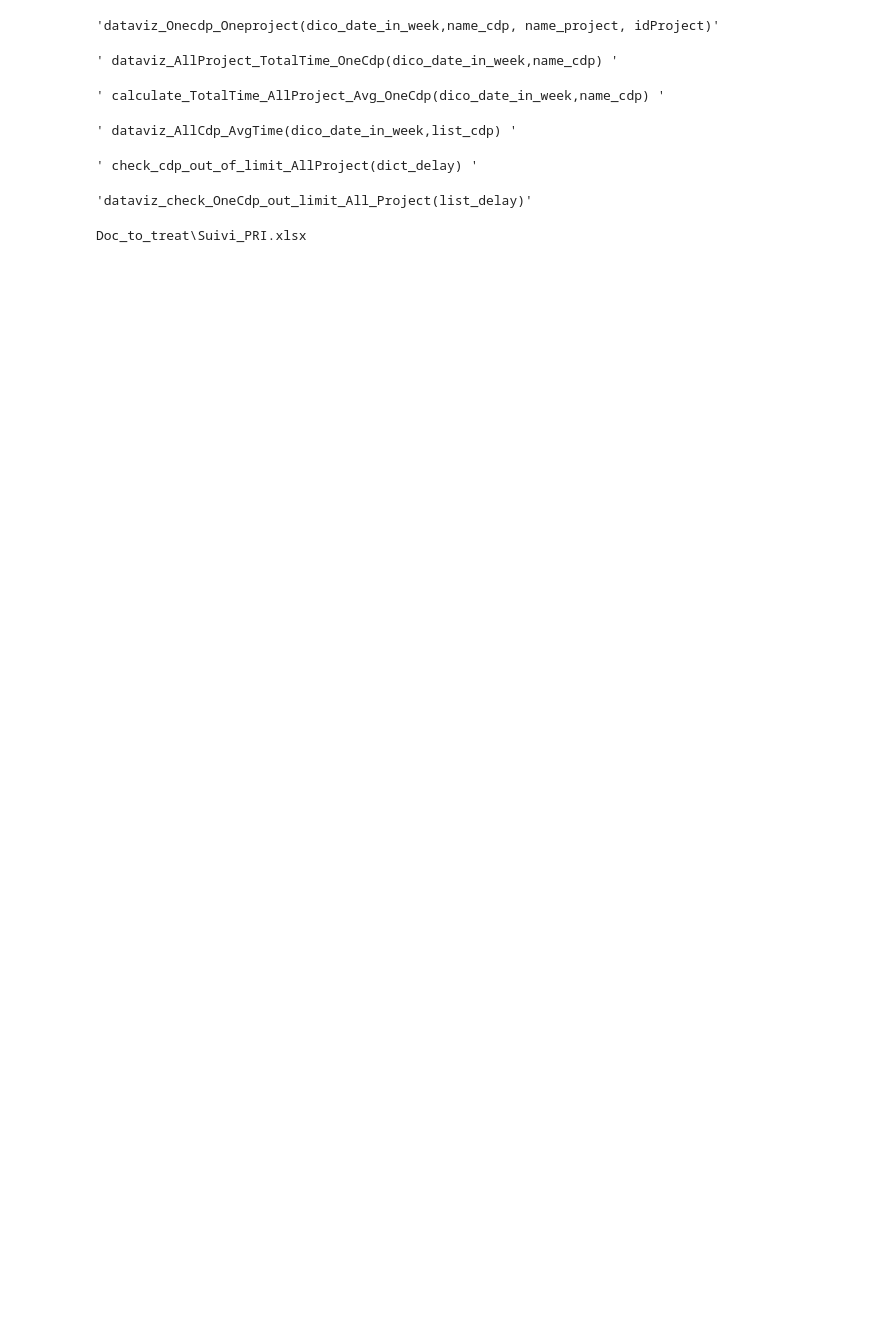
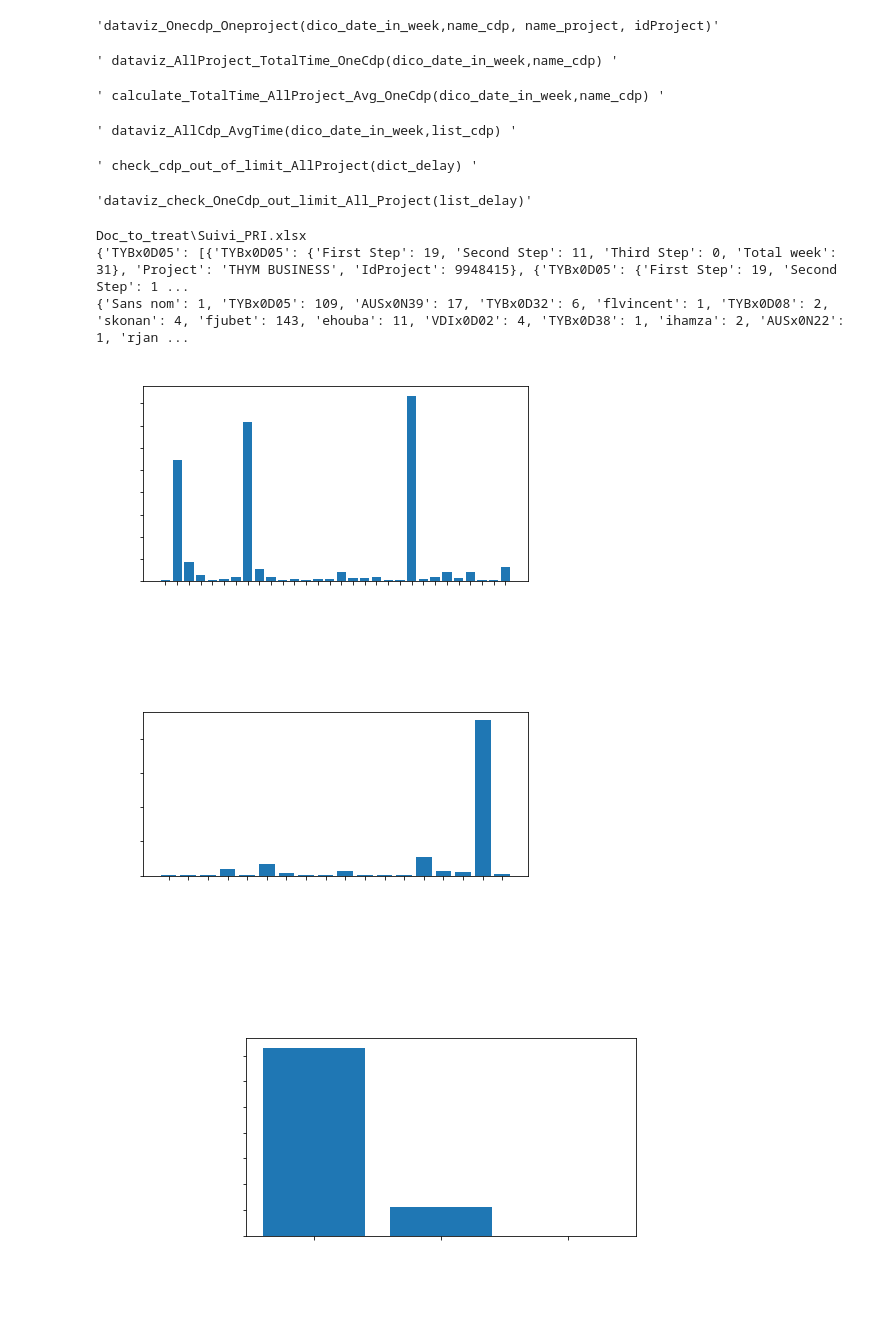
Before and after one commit to amouhite-dev/Dataviz, a Jupyter notebook: Extraction.ipynb, the cells around one changed output. Drawn from its saved outputs; the diff is of its cells as text; code cells hidden in the pictures; blank space fills up the shorter version.

```diff
--- a/Extraction.ipynb
+++ b/Extraction.ipynb
@@ -6,8 +6,8 @@ import os
 # %%
 """ fonction permettant de créé un dossier qui va contenir tout les histogramme """
 """ function allowing to create a folder which will contain all the histogram """
-def create_dir():
-    rep = os.path.join(os. getcwd(), "ALL_HISTOGRAM")
+def create_dir(name_dir):
+    rep = os.path.join(os. getcwd(), name_dir)
     if(os.path.isdir(rep)):
         file = os.listdir(rep)
         for f in file:
@@ -376,11 +376,11 @@ def dataviz_AllCdp_AvgTime(dico_date_in_week,list_cdp, rep):
         for z in range(NB_GRAPH):
             list_time_to_do_x = xl[before:N]
             list_time_to_do_y = yl[before:N]
-            create_dataviz(list_time_to_do_x, list_time_to_do_y,"Step","Nb Week","Temps moyen effectuer par chaque cdp pour tout leur projet ","dataviz_AllCdp_AvgTime"+str(z+1),rep)
+            create_dataviz(list_time_to_do_x, list_time_to_do_y,"cdp","Temps moyen","Temps moyen effectuer par chaque cdp pour tout leur projet ","dataviz_AllCdp_AvgTime"+str(z+1),rep)
             before=N
             N+=n
     else:
-        create_dataviz(list_time_to_do_x, list_time_to_do_y,"Step","Nb Week","Temps moyen effectuer par chaque cdp pour tout leur projet ",'dataviz_AllCdp_AvgTime_Graphe',rep)
+        create_dataviz(list_time_to_do_x, list_time_to_do_y,"cdp","Temps moyen","Temps moyen effectuer par chaque cdp pour tout leur projet ",'dataviz_AllCdp_AvgTime_Graphe',rep)
 
 """ dataviz_AllCdp_AvgTime(dico_date_in_week,list_cdp) """
 # %% [output]
@@ -424,10 +424,10 @@ def dataviz_check_OneCdp_out_limit_All_Project(list_delay, rep):
 'dataviz_check_OneCdp_out_limit_All_Project(list_delay)'
 # %%
 if __name__ == '__main__': # It's the main
-    rep = create_dir()
-
     config = pd.read_excel('ConfigExtraction.xlsx')
     dict_all_var = dict(zip(config["variables"].to_list(),config["values"].to_list()))
+    name_dir_histogram = dict_all_var["name_dir_histogram"]
+    rep = create_dir(name_dir_histogram)
     name_dir = dict_all_var["dir_parent_name_to_treat"]
     name_file = name_dir+"\\"+dict_all_var["name_file"]
     name_sheet = dict_all_var["name_sheet"]
@@ -466,30 +466,35 @@ if __name__ == '__main__': # It's the main
                                    list(data_to_treat['Date Installation Client'])[cdp], list(data_to_treat['Date Mise En Service'])[cdp],
                                    list(data_to_treat['Date Mef'])[cdp]]
             if(type(all_cdp[cdp]) != str):
                 all_cdp[cdp] = "Sans nom"
             list_action_cdp.append(create_dict_cdp_time_do(all_cdp[cdp], all_project[cdp], all_Idproject[cdp], list_of_all_date, name_sheet, dict_to_eval_date_nan))
 
         list_cdp_without_duplication = list(set(all_cdp))
         for cdp in list_cdp_without_duplication :
             for act_cdp in list_action_cdp:
                 if cdp == list(act_cdp.keys())[0]:
                     list_action_every_cdp.append(act_cdp)
                     dict_all_cdp_time_do[cdp] = list_action_every_cdp
             list_action_every_cdp=[]
 
         print(dict_all_cdp_time_do)
 
         dataviz_cdp_and_nbProject(data_to_treat, rep)
 
         dataviz_Onecdp_Oneproject(dict_all_cdp_time_do,name_cdp, name_project, idProject, rep)
 
         dataviz_AllProject_TotalTime_OneCdp(dict_all_cdp_time_do,name_cdp, rep)
 
         for key, value in dict_all_cdp_time_do.items():
             calculate_TotalTime_AllProject_Avg_OneCdp(dict_all_cdp_time_do,key)
         dataviz_AllCdp_AvgTime(dict_all_cdp_time_do,list_cdp_without_duplication, rep)
 
         list_out_bounds = check_cdp_out_of_limit_AllProject(dict_all_cdp_time_do[name_cdp])
         dataviz_check_OneCdp_out_limit_All_Project(list_out_bounds, rep)
 # %% [output]
 Doc_to_treat\Suivi_PRI.xlsx
+{'TYBx0D05': [{'TYBx0D05': {'First Step': 19, 'Second Step': 11, 'Third Step': 0, 'Total week': 31}, 'Project': 'THYM BUSINESS', 'IdProject': 9948415}, {'TYBx0D05': {'First Step': 19, 'Second Step': 1 ...
+{'Sans nom': 1, 'TYBx0D05': 109, 'AUSx0N39': 17, 'TYBx0D32': 6, 'flvincent': 1, 'TYBx0D08': 2, 'skonan': 4, 'fjubet': 143, 'ehouba': 11, 'VDIx0D02': 4, 'TYBx0D38': 1, 'ihamza': 2, 'AUSx0N22': 1, 'rjan ...
+[figure, added]
+[figure, added]
+[figure, added]
```
Also changed, not shown: parts of 3 cells of this notebook, 7 other files.
